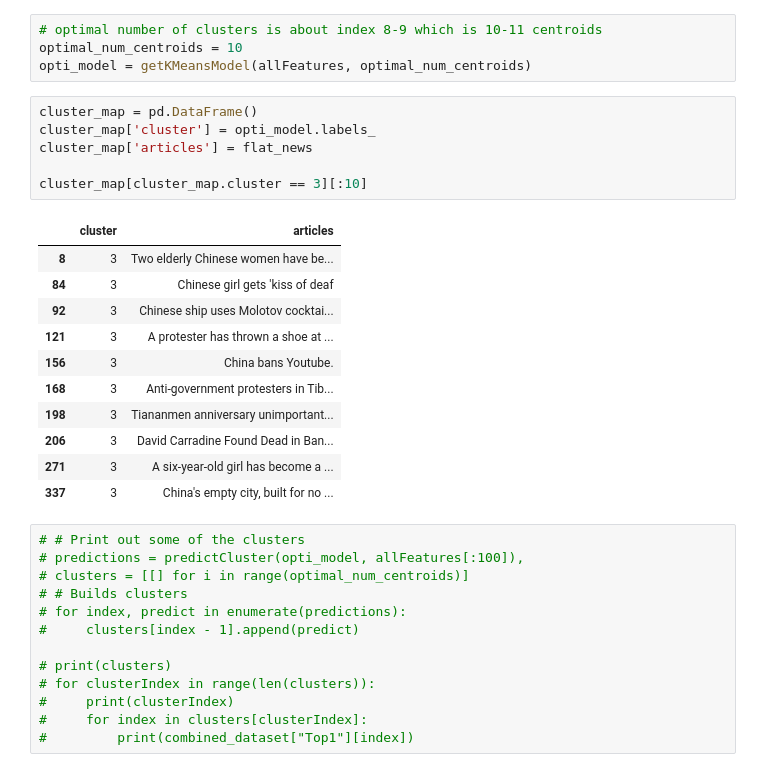
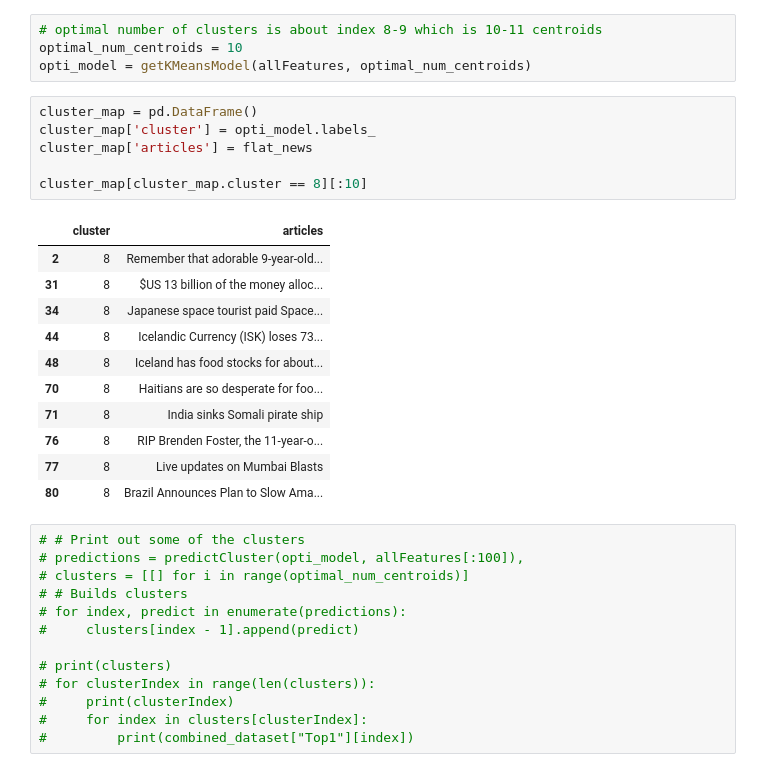
Before and after one commit to timothycobrien/mlproj, a Jupyter notebook: project.ipynb, the cells around one changed output. Saved outputs shown, nothing was run; the diff lists cells and outputs as text.

```diff
--- a/project.ipynb
+++ b/project.ipynb
@@ -201,21 +201,21 @@ opti_model = getKMeansModel(allFeatures, optimal_num_centroids)
 # %%
 cluster_map = pd.DataFrame()
 cluster_map['cluster'] = opti_model.labels_
 cluster_map['articles'] = flat_news
 
-cluster_map[cluster_map.cluster == 3][:10]
+cluster_map[cluster_map.cluster == 8][:10]
 # %% [output]
 |  | cluster | articles |
-| 8 | 3 | Two elderly Chinese women have be... |
-| 84 | 3 | Chinese girl gets 'kiss of deaf |
-| 92 | 3 | Chinese ship uses Molotov cocktai... |
-| 121 | 3 | A protester has thrown a shoe at ... |
-| 156 | 3 | China bans Youtube. |
-| 168 | 3 | Anti-government protesters in Tib... |
-| 198 | 3 | Tiananmen anniversary unimportant... |
-| 206 | 3 | David Carradine Found Dead in Ban... |
-| 271 | 3 | A six-year-old girl has become a ... |
-| 337 | 3 | China's empty city, built for no ... |
+| 2 | 8 | Remember that adorable 9-year-old... |
+| 31 | 8 | $US 13 billion of the money alloc... |
+| 34 | 8 | Japanese space tourist paid Space... |
+| 44 | 8 | Icelandic Currency (ISK) loses 73... |
+| 48 | 8 | Iceland has food stocks for about... |
+| 70 | 8 | Haitians are so desperate for foo... |
+| 71 | 8 | India sinks Somali pirate ship |
+| 76 | 8 | RIP Brenden Foster, the 11-year-o... |
+| 77 | 8 | Live updates on Mumbai Blasts |
+| 80 | 8 | Brazil Announces Plan to Slow Ama... |
 # %%
 # # Print out some of the clusters
 # predictions = predictCluster(opti_model, allFeatures[:100]),
```
Also changed, not shown: parts of 6 cells of this notebook.
